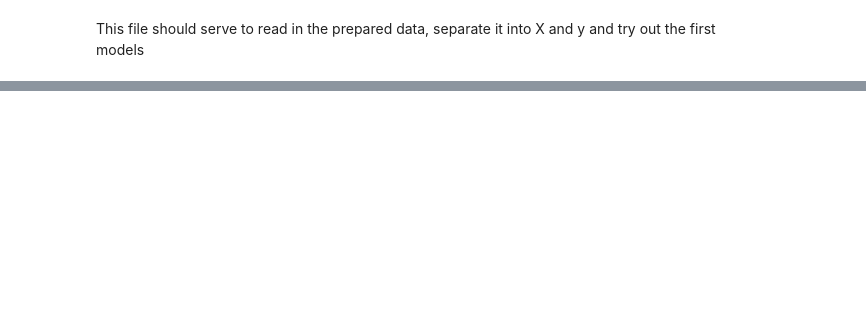
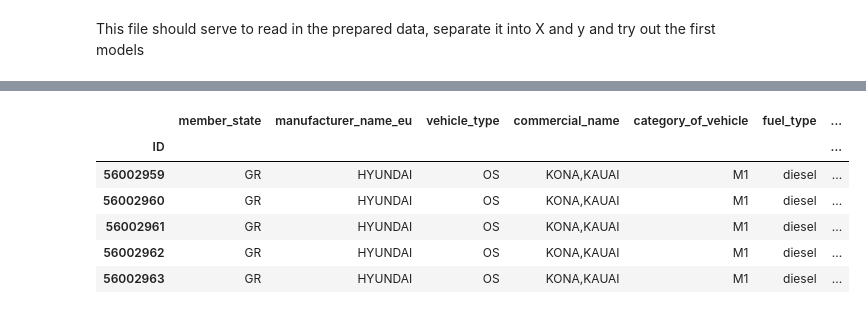
Before and after one commit to leonellb/car-co2-prediction, a Jupyter notebook: notebooks/app_emulation/1_5-model_selection.ipynb, the cells around one changed output, grey strips where cells are left out. Cells and saved outputs as stored; diff of their text form; code cells hidden in the pictures; blank space fills up the shorter version.

```diff
--- a/notebooks/app_emulation/1_5-model_selection.ipynb
+++ b/notebooks/app_emulation/1_5-model_selection.ipynb
@@ -5,10 +5,7 @@ import pandas as pd
 import numpy as np
 import matplotlib.pyplot as plt
 import seaborn as sns
-dateiName = #
-df = pd.read_csv(dateiName, sep = ",", header = 0)
+dateiName = "23_22_21-eu_combustion.csv"
+fields = np.arange(19)
+df = pd.read_csv(dateiName, sep = ",",nrows= 15000000, usecols = fields,  index_col =0, header = 0)
 df.info()
-
-# Assuming we take fuel_consumption as target
-X = df.drop(columns = "fuel_consumption")
-y = df["fuel_consumption"]
@@ -14,0 +30,11 @@ y = df["fuel_consumption"]
+# %%
+# Checking which fueltypes are in the dataset
+df.head()
+# %% [output]
+|  | member_state | manufacturer_name_eu | vehicle_type | commercial_name | category_of_vehicle | fuel_type | ... |
+| ID |  |  |  |  |  |  | ... |
+| 56002959 | GR | HYUNDAI | OS | KONA,KAUAI | M1 | diesel | ... |
+| 56002960 | GR | HYUNDAI | OS | KONA,KAUAI | M1 | diesel | ... |
+| 56002961 | GR | HYUNDAI | OS | KONA,KAUAI | M1 | diesel | ... |
+| 56002962 | GR | HYUNDAI | OS | KONA,KAUAI | M1 | diesel | ... |
+| 56002963 | GR | HYUNDAI | OS | KONA,KAUAI | M1 | diesel | ... |
```
Also changed, not shown: parts of 12 cells of this notebook.
